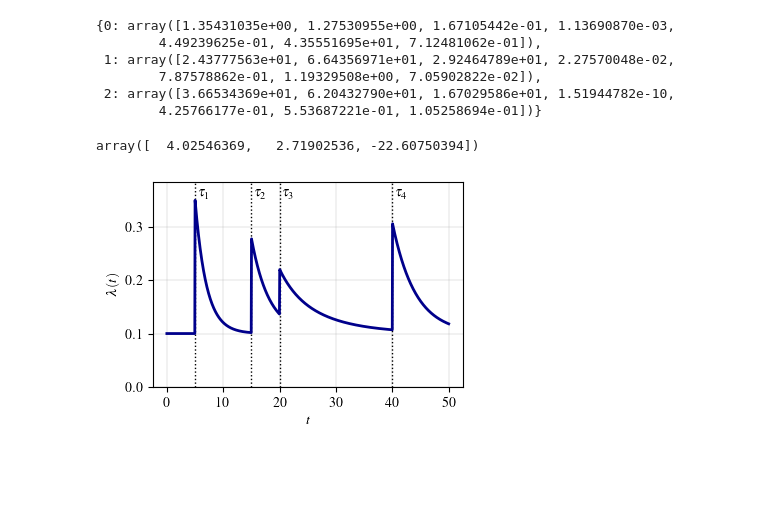
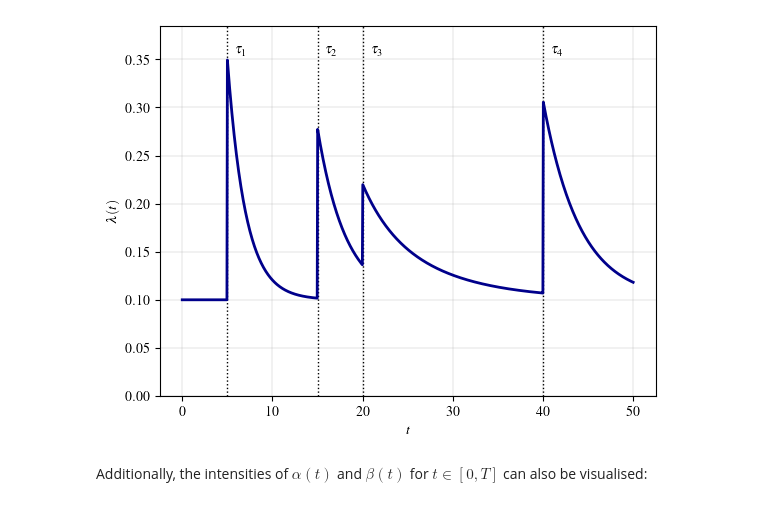
Before and after one commit to fraspass/hep, a Jupyter notebook: notebooks/hierarchical_hawkes.ipynb, the cells around one changed output. Drawn from its saved outputs; the diff is of its cells as text; code cells hidden in the pictures; blank space fills up the shorter version.

```diff
--- a/notebooks/hierarchical_hawkes.ipynb
+++ b/notebooks/hierarchical_hawkes.ipynb
@@ -336,69 +41,18 @@ for k in range(K):
-# %%
-optimized_params_full
-# %% [output]
-{0: array([1.35431035e+00, 1.27530955e+00, 1.67105442e-01, 1.13690870e-03,
-        4.49239625e-01, 4.35551695e+01, 7.12481062e-01]),
- 1: array([2.43777563e+01, 6.64356971e+01, 2.92464789e+01, 2.27570048e-02,
-        7.87578862e-01, 1.19329508e+00, 7.05902822e-02]),
- 2: array([3.66534369e+01, 6.20432790e+01, 1.67029586e+01, 1.51944782e-10,
-        4.25766177e-01, 5.53687221e-01, 1.05258694e-01])}
-# %%
-## Repeat for other clusters
-for k in range(1, 1):
-    jumps = np.array([3, 11, 18, 26]) + 1  # Adjust for zero-based indexing
-    if k == 2:
-        jumps = np.copy(jumps)
-        jumps[:2] = jumps[:2] - 1
-    # Initial parameter guess
-    Xlm = X[kmeans.labels_ == k].mean(axis=0)
-    lambda0 = np.mean(Xlm[:jumps[0]])
-    alphas0 = np.diff(Xlm)[jumps - 1]
-    theta0_alpha0 = alphas0[0]
-    eta_alpha0 = np.abs(alphas0[1] - alphas0[0])
-    csi_alpha0 = 0.1  # Initial guess for csi
-    params = np.log([theta0_alpha0, eta_alpha0, csi_alpha0])
-    res_alpha = minimize(inhibitory_loss, params, args=(alphas0, jumps), method='L-BFGS-B')
-# %%
-res_alpha.x
-# %% [output]
-array([  4.02546369,   2.71902536, -22.60750394])
-# %%
-import numpy as np
-### For jumps at 5, 15, 20, 40, simulate a hierarchical Hawkes function with inhibitory effects and some decent parameters.
-jumps = np.array([5, 15, 20, 40])
-lambda0 = 0.1
-theta0_alpha = 0.25
-theta0_beta = 0.5
-eta_alpha = 0.2
-eta_beta = 0.3
-csi_alpha = 0.1
-csi_beta = 0.05
-## Calculate the values of alpha and beta at the jumps
-alphas = inhibitory_hawkes_intensity(jumps, jumps, theta0_alpha, eta_alpha, csi_alpha)
-betas = inhibitory_hawkes_intensity(jumps, jumps, theta0_beta, eta_beta, csi_beta)
-## Generate the time grid
-time_grid = np.linspace(0, 50, 1000)
-ints = np.ones_like(time_grid) * lambda0
-# Calculate the intensity function
-for j, jump in enumerate(jumps):
-    ints += alphas[j] * np.exp(-betas[j] * (time_grid - jump)) * np.heaviside(time_grid - jump, 1)
-## Intensities for alpha and beta
-ints_alpha = inhibitory_hawkes_intensity(time_grid, jumps, theta0_alpha, eta_alpha, csi_alpha)
-ints_beta = inhibitory_hawkes_intensity(time_grid, jumps, theta0_beta, eta_beta, csi_beta)
 # %%
 ## Plot the intensity function
-plt.figure(figsize=(4, 4 * 2/3))
 for jump in jumps:
     plt.axvline(x=jump, color='black', linestyle='dotted', linewidth=1)
 plt.plot(time_grid, ints, color='darkblue', linewidth=2, label='Fitted cluster intensity')
 plt.ylim(0, np.max(ints) + np.max(ints) / 10)
 plt.xlabel(r'$t$')
 plt.ylabel(r'$\lambda(t)$')
 plt.grid(linewidth=0.25)
 ## Add text next to changepoints
 for j, jump in enumerate(jumps):
     plt.text(jump + 1.5, np.max(ints) * 1.02, r'$\tau_{'+str(j+1)+'}$', fontsize=10, color='black', ha='center')
-plt.savefig('example1_lambda.pdf', bbox_inches='tight')
+plt.savefig('../figures/example1_lambda.pdf', bbox_inches='tight')
 plt.show()
 # %% [output]
-[figure, old version]
+[figure, new version]
+# %% [markdown]
+Additionally, the intensities of $\alpha(t)$ and $\beta(t)$ for $t\in[0,T]$ can also be visualised:
```
Also changed, not shown: parts of 31 cells of this notebook, 9 other files.
